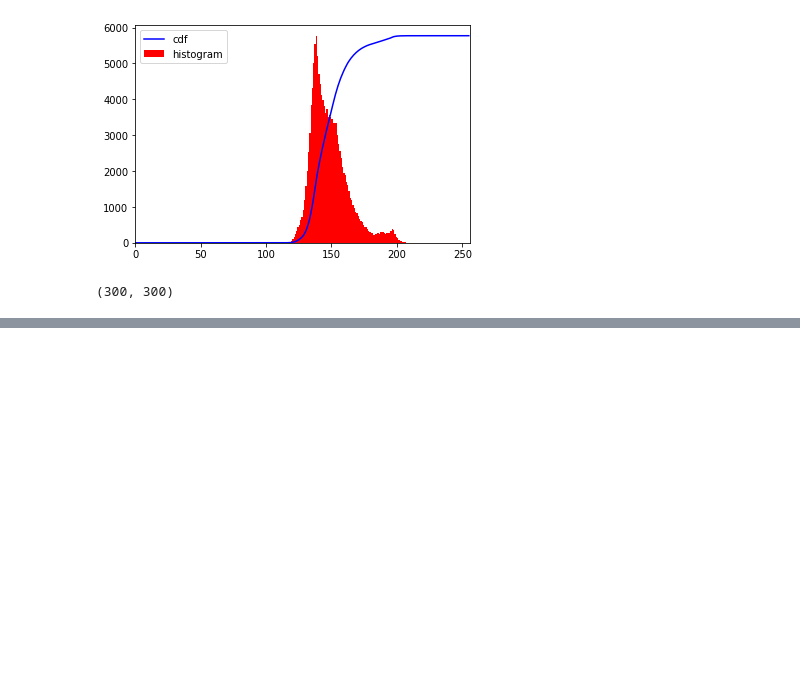
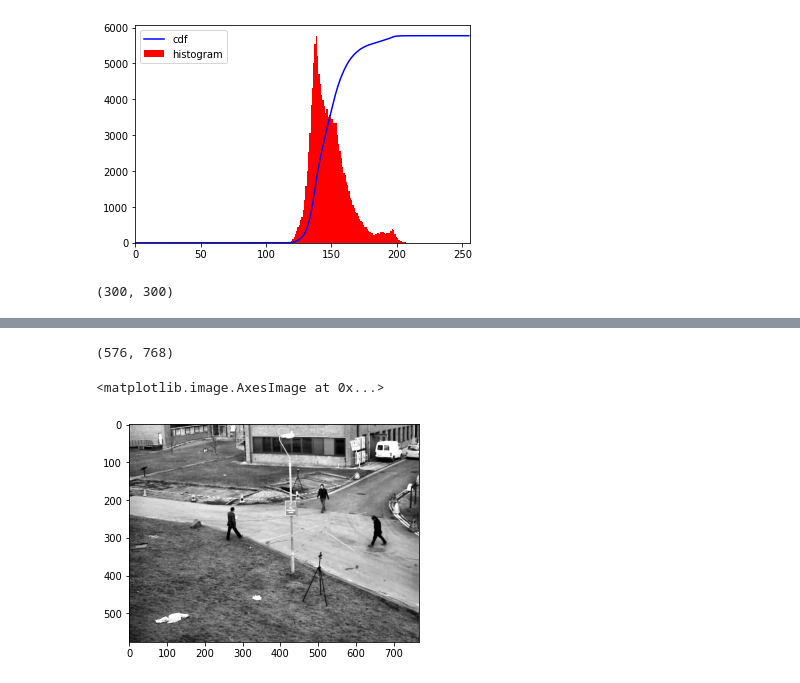
Before and after one commit to yuvaraj20102001/RECENT, a Jupyter notebook: CV BASICS/hist.ipynb, the cells around one changed output, grey strips where cells are left out. Saved outputs shown, nothing was run; the diff lists cells and outputs as text; code cells hidden in the pictures; blank space fills up the shorter version.

```diff
--- a/CV BASICS/hist.ipynb
+++ b/CV BASICS/hist.ipynb
@@ -265,0 +265,4 @@ I = cv2.calcHist([hsvt],[0, 1], None, [180, 256], [0, 180, 0, 256] )
+# %%
+
+img=cv2.imread("archive/Background_Subtraction_Tutorial_frame_1.png")
+print(img)
@@ -265,0 +287,13 @@ I = cv2.calcHist([hsvt],[0, 1], None, [180, 256], [0, 180, 0, 256] )
+# %%
+gry_img=cv2.cvtColor(img,cv2.COLOR_BGR2GRAY)
+print(gry_img.shape)
+
+clahe = cv2.createCLAHE(clipLimit=2.0, tileGridSize=(8,8))
+cl1 = clahe.apply(gry_img)
+plt.imshow(cl1,cmap='gray')
+
+print(cl1[100:200,100:200])
+# %% [output]
+(576, 768)
+<matplotlib.image.AxesImage at 0x...>
+[figure, added]
```
Also changed, not shown: parts of 14 cells of this notebook, 12 other files.
